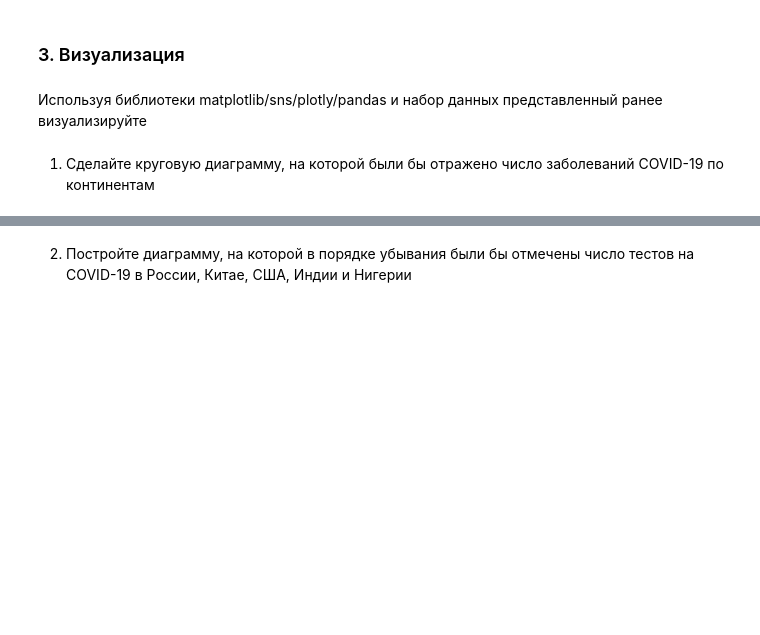
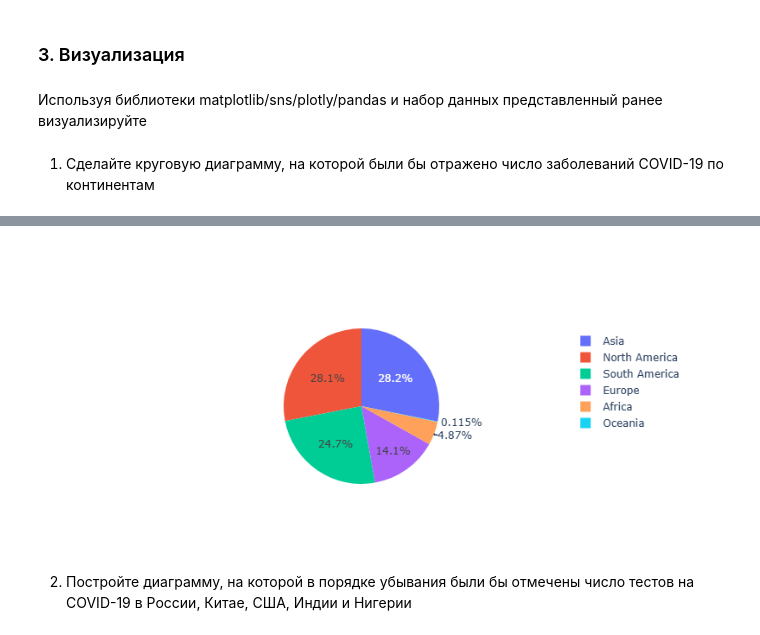
Before and after one commit to resdt/ml-course, a Jupyter notebook: lab1/var3/main.ipynb, the cells around one changed output, grey strips where cells are left out. Drawn from its saved outputs; the diff is of its cells as text; code cells hidden in the pictures; blank space fills up the shorter version.

```diff
--- a/lab1/var3/main.ipynb
+++ b/lab1/var3/main.ipynb
@@ -261,5 +260,4 @@ df = df_normal.groupby("continent")["total_cases"].sum().reset_index()
 fig = go.Figure()
 fig.add_trace(go.Pie(labels=df["continent"],
                      values=df["total_cases"]))
-fig
 # %% [output]
@@ -267,3 +264,4 @@ fig
+[figure, added]
 # %% [markdown]
 2. Постройте диаграмму, на которой в порядке убывания были бы отмечены число тестов на COVID-19 в России, Китае, США, Индии и Нигерии
 # %%
```
Also changed, not shown: parts of 8 cells of this notebook.
